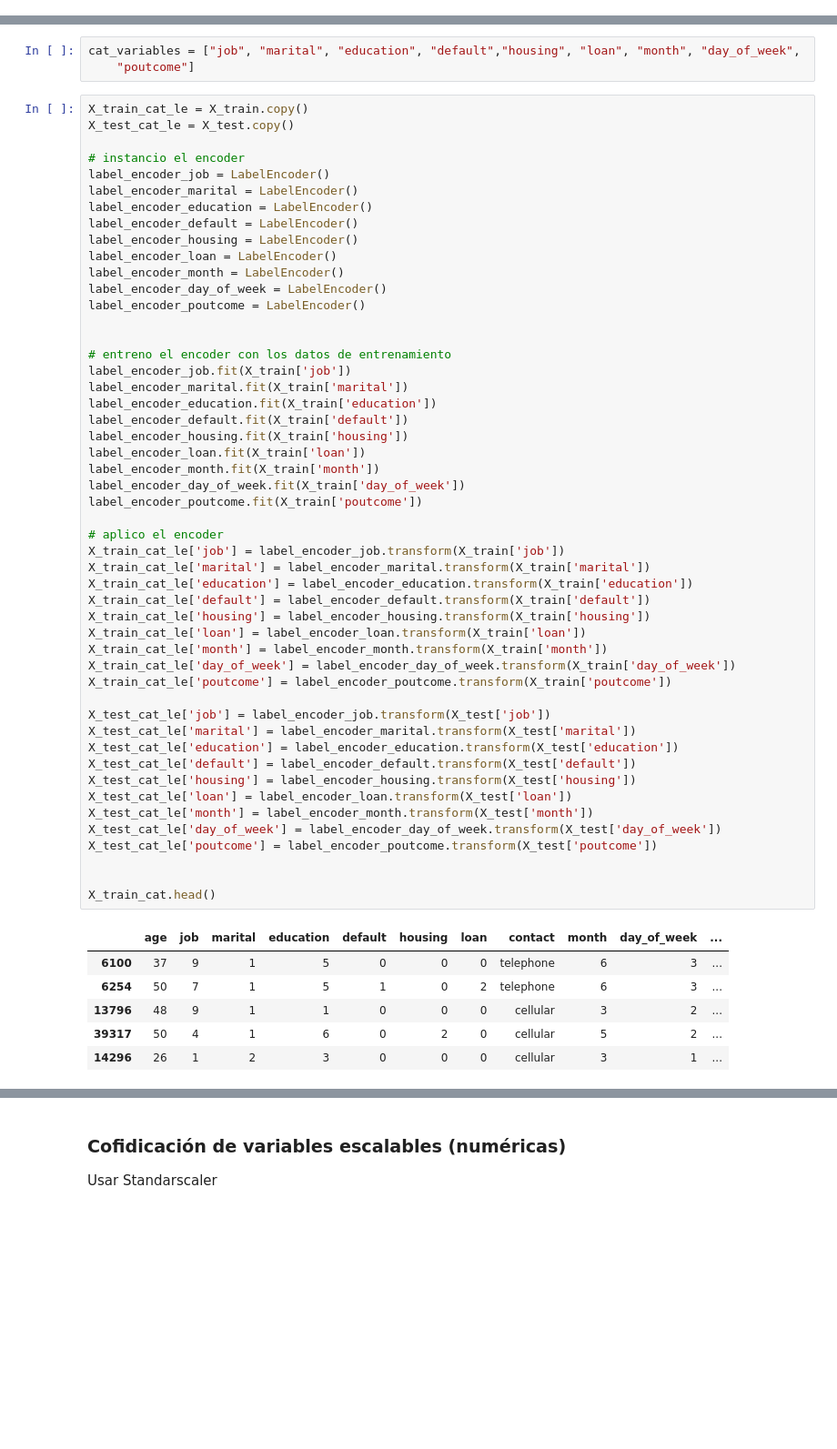
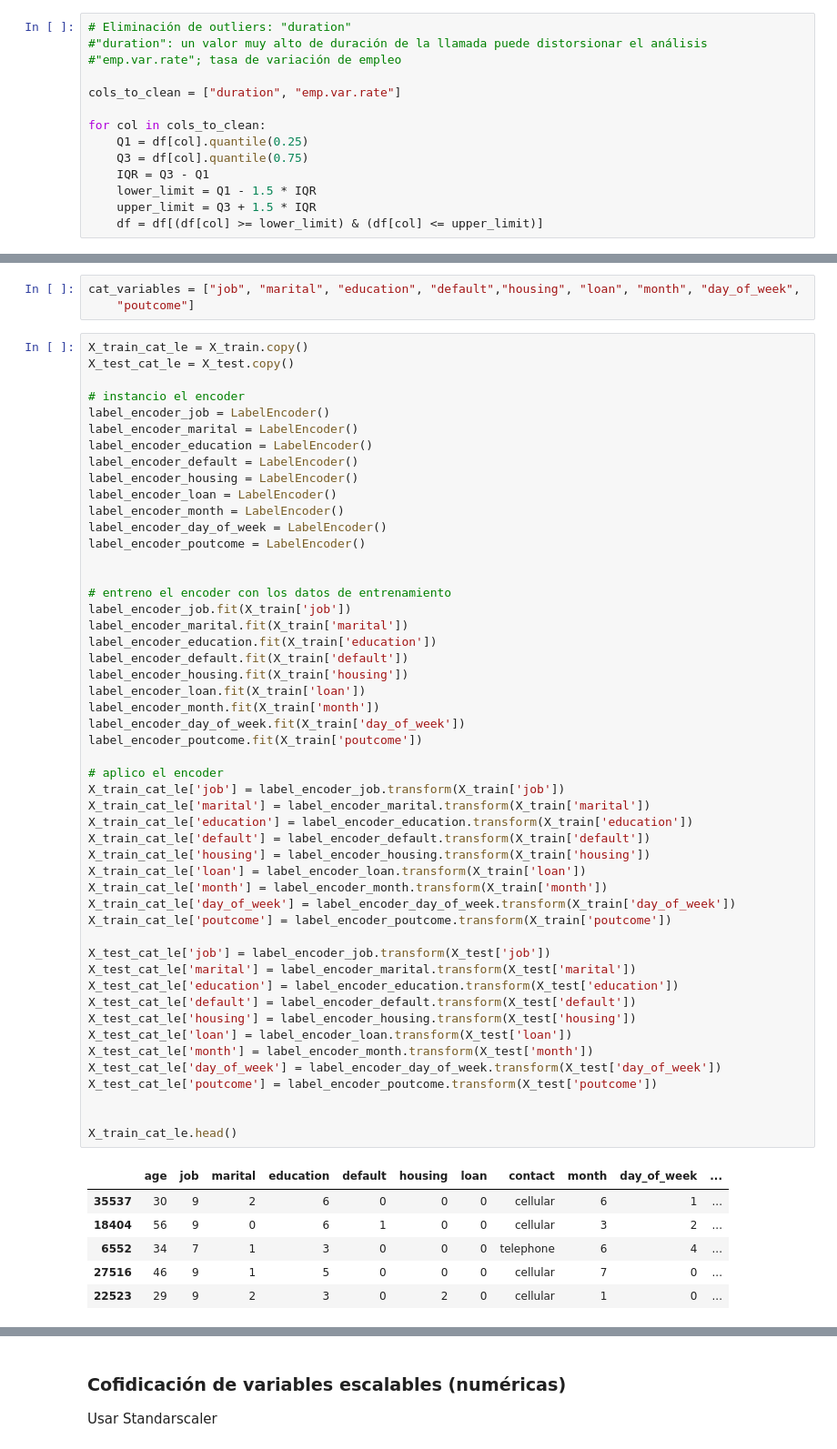
Before and after one commit to 4GeeksAcademy/antonio.romero.marketing, a Jupyter notebook: src/explore.ipynb, the cells around one changed output, grey strips where cells are left out. Shown at 91% size. Saved outputs shown, nothing was run; the diff lists cells and outputs as text; blank space fills up the shorter version.

```diff
--- a/src/explore.ipynb
+++ b/src/explore.ipynb
@@ -120,3 +162,17 @@ memory usage: 6.9+ MB
+# %%
+# Eliminación de outliers: "duration"
+#"duration": un valor muy alto de duración de la llamada puede distorsionar el análisis
+#"emp.var.rate"; tasa de variación de empleo
+
+cols_to_clean = ["duration", "emp.var.rate"]
+
+for col in cols_to_clean:
+    Q1 = df[col].quantile(0.25)
+    Q3 = df[col].quantile(0.75)
+    IQR = Q3 - Q1
+    lower_limit = Q1 - 1.5 * IQR
+    upper_limit = Q3 + 1.5 * IQR
+    df = df[(df[col] >= lower_limit) & (df[col] <= upper_limit)]
 # %% [markdown]
 ### Análisis univariante (por columna)
 ####    Análisis sobre variantes categóricas
@@ -705,39 +744,39 @@ label_encoder_default.fit(X_train['default'])
 label_encoder_housing.fit(X_train['housing'])
 label_encoder_loan.fit(X_train['loan'])
 label_encoder_month.fit(X_train['month'])
 label_encoder_day_of_week.fit(X_train['day_of_week'])
 label_encoder_poutcome.fit(X_train['poutcome'])
 
 # aplico el encoder
 X_train_cat_le['job'] = label_encoder_job.transform(X_train['job'])
 X_train_cat_le['marital'] = label_encoder_marital.transform(X_train['marital'])
 X_train_cat_le['education'] = label_encoder_education.transform(X_train['education'])
 X_train_cat_le['default'] = label_encoder_default.transform(X_train['default'])
 X_train_cat_le['housing'] = label_encoder_housing.transform(X_train['housing'])
 X_train_cat_le['loan'] = label_encoder_loan.transform(X_train['loan'])
 X_train_cat_le['month'] = label_encoder_month.transform(X_train['month'])
 X_train_cat_le['day_of_week'] = label_encoder_day_of_week.transform(X_train['day_of_week'])
 X_train_cat_le['poutcome'] = label_encoder_poutcome.transform(X_train['poutcome'])
 
 X_test_cat_le['job'] = label_encoder_job.transform(X_test['job'])
 X_test_cat_le['marital'] = label_encoder_marital.transform(X_test['marital'])
 X_test_cat_le['education'] = label_encoder_education.transform(X_test['education'])
 X_test_cat_le['default'] = label_encoder_default.transform(X_test['default'])
 X_test_cat_le['housing'] = label_encoder_housing.transform(X_test['housing'])
 X_test_cat_le['loan'] = label_encoder_loan.transform(X_test['loan'])
 X_test_cat_le['month'] = label_encoder_month.transform(X_test['month'])
 X_test_cat_le['day_of_week'] = label_encoder_day_of_week.transform(X_test['day_of_week'])
 X_test_cat_le['poutcome'] = label_encoder_poutcome.transform(X_test['poutcome'])
 
 
-X_train_cat.head()
+X_train_cat_le.head()
 # %% [output]
 |  | age | job | marital | education | default | housing | loan | contact | month | day_of_week | ... |
-| 6100 | 37 | 9 | 1 | 5 | 0 | 0 | 0 | telephone | 6 | 3 | ... |
-| 6254 | 50 | 7 | 1 | 5 | 1 | 0 | 2 | telephone | 6 | 3 | ... |
-| 13796 | 48 | 9 | 1 | 1 | 0 | 0 | 0 | cellular | 3 | 2 | ... |
-| 39317 | 50 | 4 | 1 | 6 | 0 | 2 | 0 | cellular | 5 | 2 | ... |
-| 14296 | 26 | 1 | 2 | 3 | 0 | 0 | 0 | cellular | 3 | 1 | ... |
+| 35537 | 30 | 9 | 2 | 6 | 0 | 0 | 0 | cellular | 6 | 1 | ... |
+| 18404 | 56 | 9 | 0 | 6 | 1 | 0 | 0 | cellular | 3 | 2 | ... |
+| 6552 | 34 | 7 | 1 | 3 | 0 | 0 | 0 | telephone | 6 | 4 | ... |
+| 27516 | 46 | 9 | 1 | 5 | 0 | 0 | 0 | cellular | 7 | 0 | ... |
+| 22523 | 29 | 9 | 2 | 3 | 0 | 2 | 0 | cellular | 1 | 0 | ... |
 # %%
 # One-Hot Encoding: asignar un valore entero único a cada categoría
 
```
Also changed, not shown: parts of 30 cells of this notebook.
